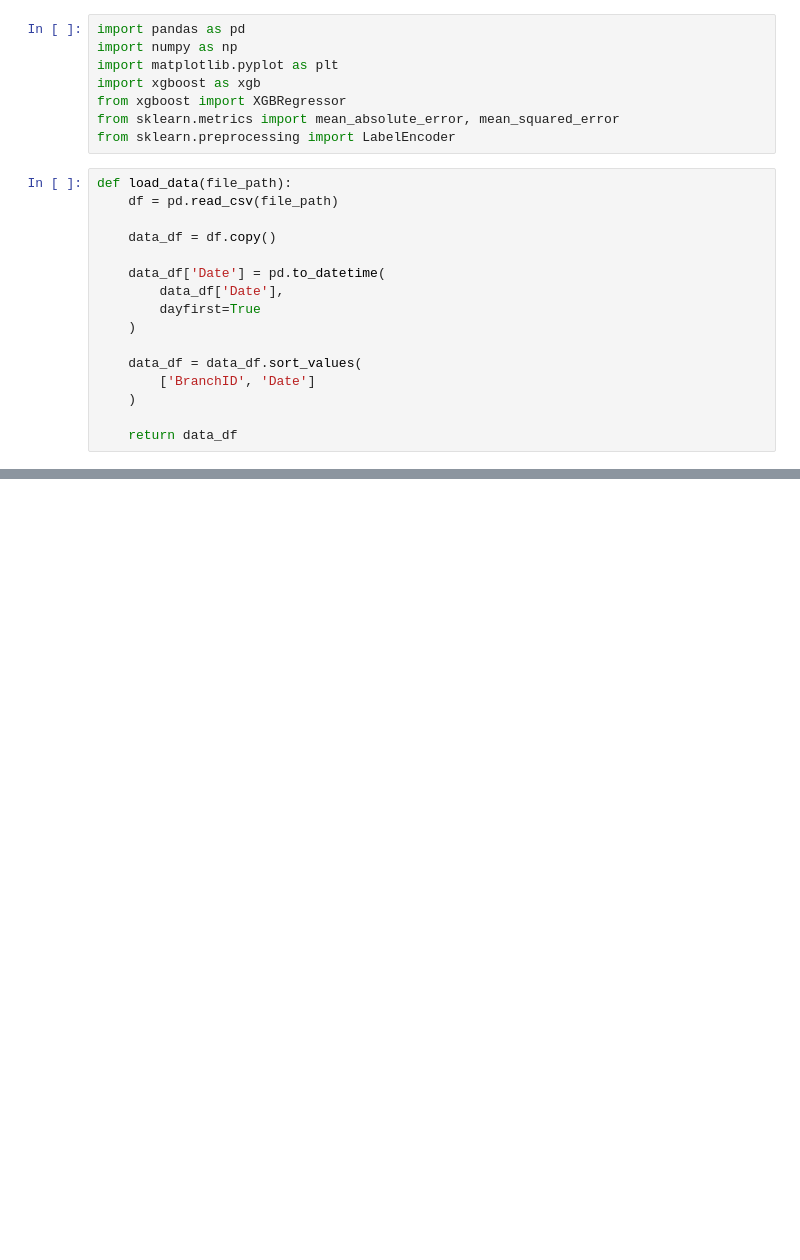
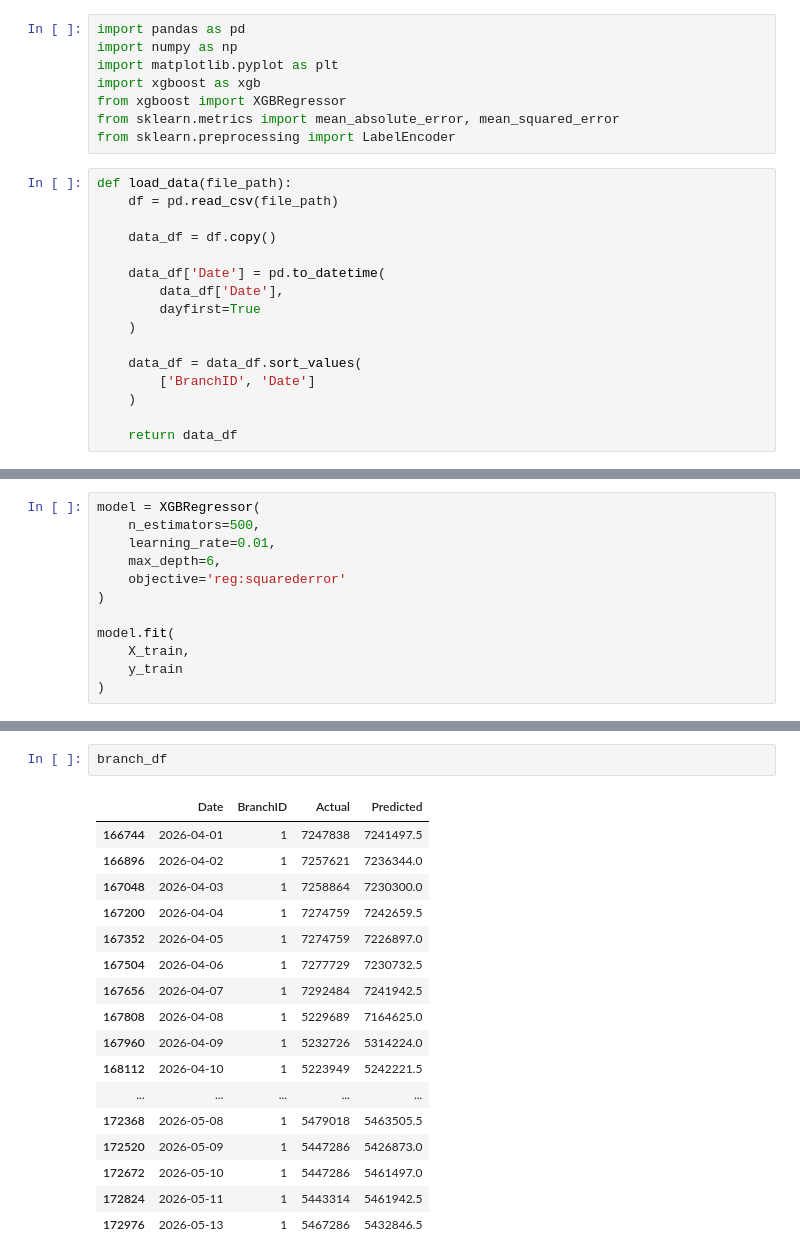
Before and after one commit to prasanna-venkatesh-m/Analytics-Forecast, a Jupyter notebook: Train_Overall_Analytics.ipynb, the cells around one changed output, grey strips where cells are left out. Cells and saved outputs as stored; diff of their text form; blank space fills up the shorter version.

```diff
--- a/Train_Overall_Analytics.ipynb
+++ b/Train_Overall_Analytics.ipynb
@@ -83,0 +154,12 @@ df = create_time_series_features(
+# %%
+model = XGBRegressor(
+    n_estimators=500,
+    learning_rate=0.01,
+    max_depth=6,
+    objective='reg:squarederror'
+)
+
+model.fit(
+    X_train,
+    y_train
+)
@@ -83,0 +294,20 @@ df = create_time_series_features(
+# %%
+branch_df
+# %% [output]
+|  | Date | BranchID | Actual | Predicted |
+| 166744 | 2026-04-01 | 1 | 7247838 | 7241497.5 |
+| 166896 | 2026-04-02 | 1 | 7257621 | 7236344.0 |
+| 167048 | 2026-04-03 | 1 | 7258864 | 7230300.0 |
+| 167200 | 2026-04-04 | 1 | 7274759 | 7242659.5 |
+| 167352 | 2026-04-05 | 1 | 7274759 | 7226897.0 |
+| 167504 | 2026-04-06 | 1 | 7277729 | 7230732.5 |
+| 167656 | 2026-04-07 | 1 | 7292484 | 7241942.5 |
+| 167808 | 2026-04-08 | 1 | 5229689 | 7164625.0 |
+| 167960 | 2026-04-09 | 1 | 5232726 | 5314224.0 |
+| 168112 | 2026-04-10 | 1 | 5223949 | 5242221.5 |
+| ... | ... | ... | ... | ... |
+| 172368 | 2026-05-08 | 1 | 5479018 | 5463505.5 |
+| 172520 | 2026-05-09 | 1 | 5447286 | 5426873.0 |
+| 172672 | 2026-05-10 | 1 | 5447286 | 5461497.0 |
+| 172824 | 2026-05-11 | 1 | 5443314 | 5461942.5 |
+| 172976 | 2026-05-13 | 1 | 5467286 | 5432846.5 |
```
Also changed, not shown: parts of 14 cells of this notebook.
